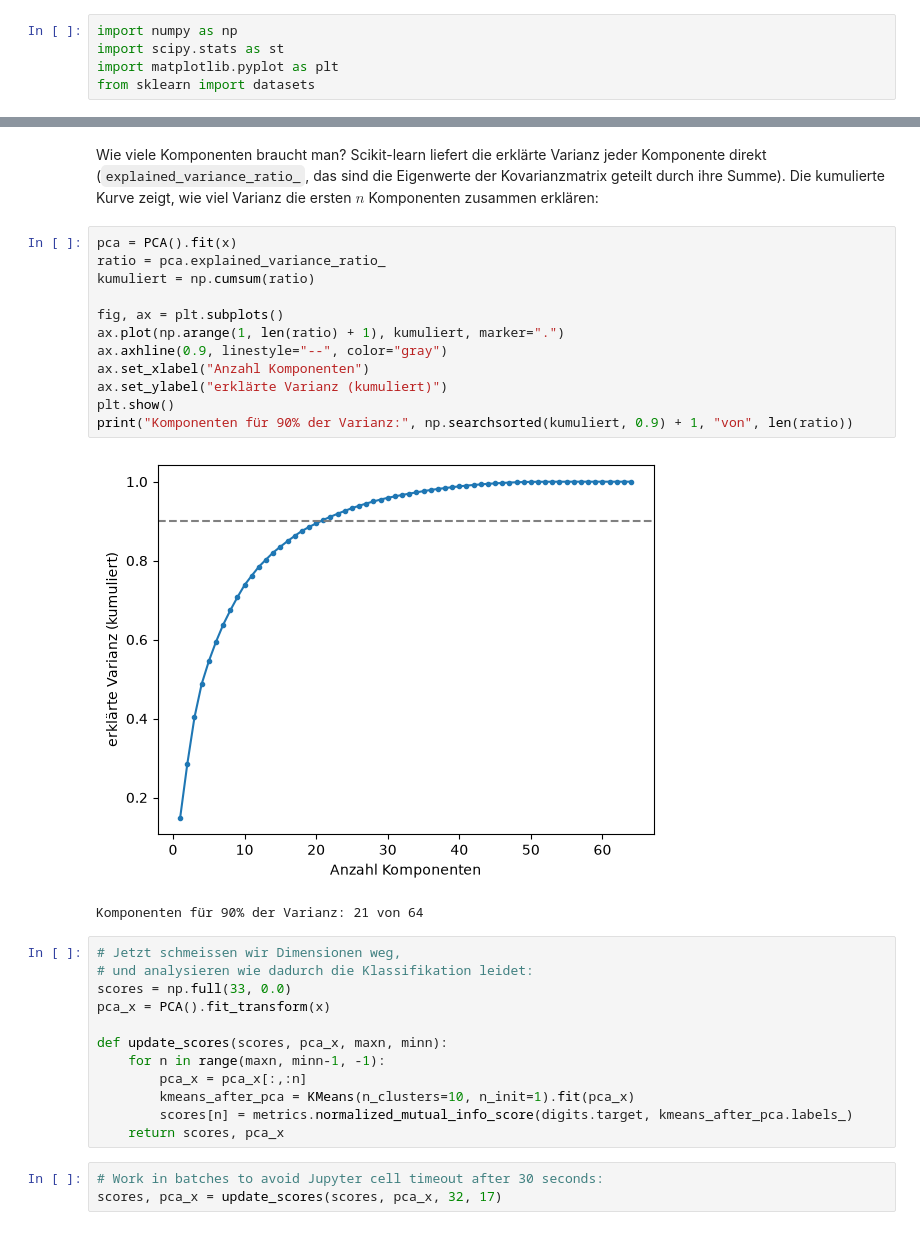
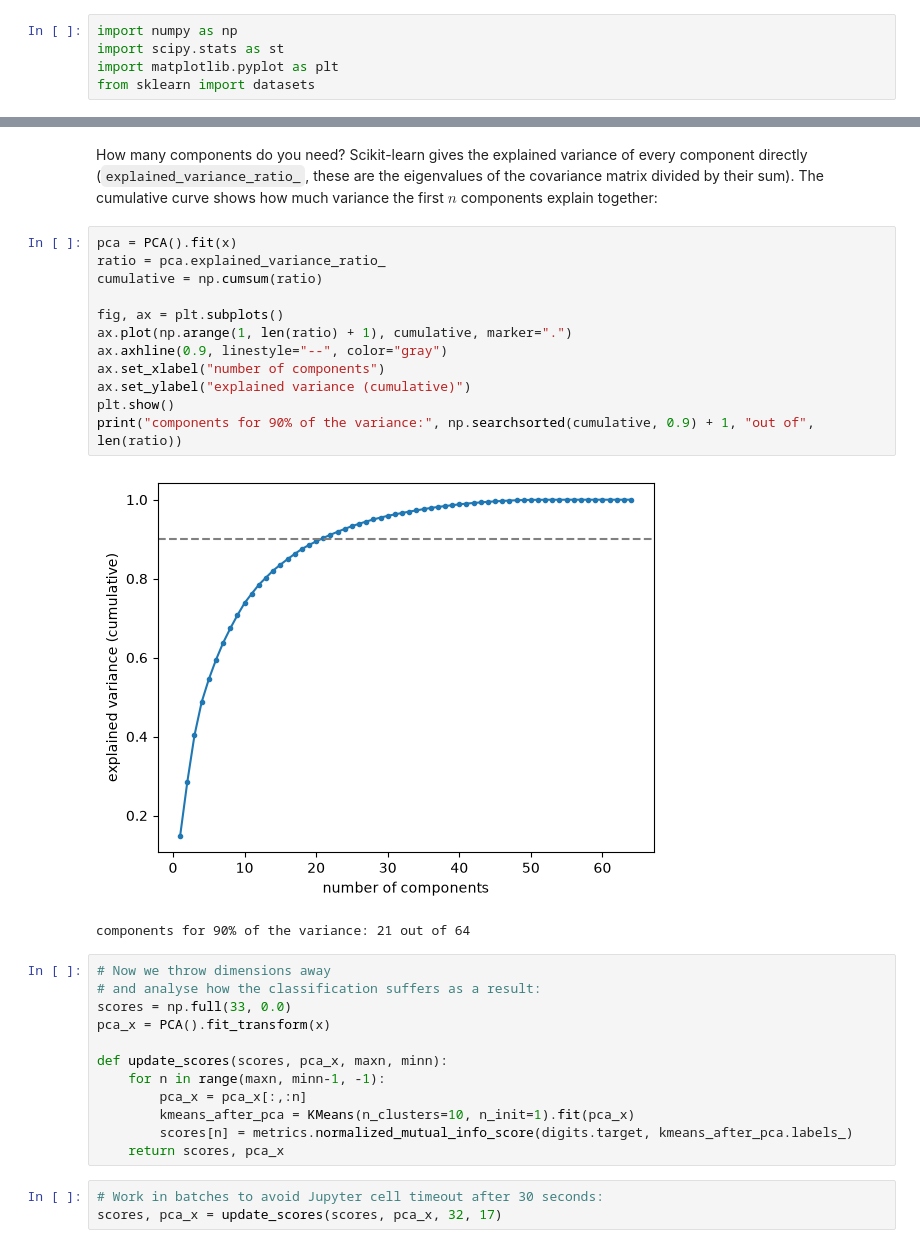
Before and after one commit to konradvoelkel/ds-en, a Jupyter notebook: dimensionality-reduction.ipynb, the cells around one changed output, grey strips where cells are left out. Cells and saved outputs as stored; diff of their text form.

```diff
--- a/dimensionality-reduction.ipynb
+++ b/dimensionality-reduction.ipynb
@@ -317,23 +315,23 @@ print(metrics.normalized_mutual_info_score(kmeans_result.labels_, kmeans_after_p
 # %% [markdown]
-Wie viele Komponenten braucht man? Scikit-learn liefert die erklärte Varianz jeder Komponente direkt (`explained_variance_ratio_`, das sind die Eigenwerte der Kovarianzmatrix geteilt durch ihre Summe). Die kumulierte Kurve zeigt, wie viel Varianz die ersten $n$ Komponenten zusammen erklären:
+How many components do you need? Scikit-learn gives the explained variance of every component directly (`explained_variance_ratio_`, these are the eigenvalues of the covariance matrix divided by their sum). The cumulative curve shows how much variance the first $n$ components explain together:
 # %%
 pca = PCA().fit(x)
 ratio = pca.explained_variance_ratio_
-kumuliert = np.cumsum(ratio)
+cumulative = np.cumsum(ratio)
 
 fig, ax = plt.subplots()
-ax.plot(np.arange(1, len(ratio) + 1), kumuliert, marker=".")
+ax.plot(np.arange(1, len(ratio) + 1), cumulative, marker=".")
 ax.axhline(0.9, linestyle="--", color="gray")
-ax.set_xlabel("Anzahl Komponenten")
-ax.set_ylabel("erklärte Varianz (kumuliert)")
+ax.set_xlabel("number of components")
+ax.set_ylabel("explained variance (cumulative)")
 plt.show()
-print("Komponenten für 90% der Varianz:", np.searchsorted(kumuliert, 0.9) + 1, "von", len(ratio))
+print("components for 90% of the variance:", np.searchsorted(cumulative, 0.9) + 1, "out of", len(ratio))
 # %% [output]
-[figure, old version]
+[figure, new version]
-Komponenten für 90% der Varianz: 21 von 64
+components for 90% of the variance: 21 out of 64
 # %%
-# Jetzt schmeissen wir Dimensionen weg,
-# und analysieren wie dadurch die Klassifikation leidet:
+# Now we throw dimensions away
+# and analyse how the classification suffers as a result:
 scores = np.full(33, 0.0)
 pca_x = PCA().fit_transform(x)
 
```
Also changed, not shown: parts of 27 cells of this notebook, 13 other files.
